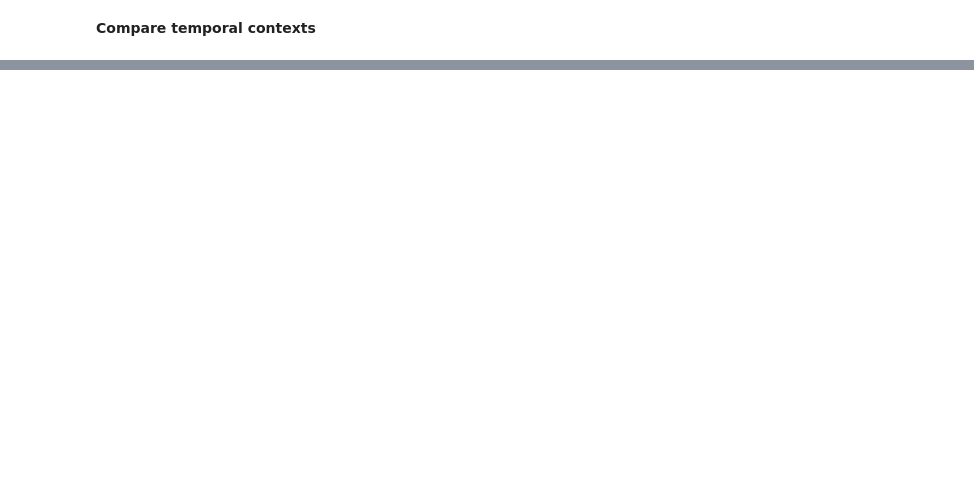
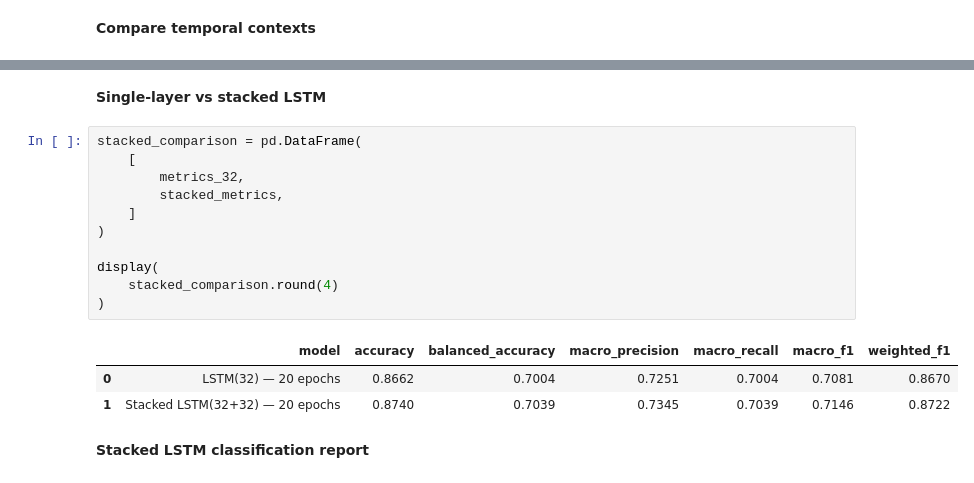
Before and after one commit to ThePral/Sleep-Stage-Prediction, a Jupyter notebook: notebooks/03_sequence_analysis.ipynb, the cells around one changed output, grey strips where cells are left out. Cells and saved outputs as stored; diff of their text form; blank space fills up the shorter version.

```diff
--- a/notebooks/03_sequence_analysis.ipynb
+++ b/notebooks/03_sequence_analysis.ipynb
@@ -2351,0 +2890,19 @@ display(
+# %% [markdown]
+**Single-layer vs stacked LSTM**
+# %%
+stacked_comparison = pd.DataFrame(
+    [
+        metrics_32,
+        stacked_metrics,
+    ]
+)
+
+display(
+    stacked_comparison.round(4)
+)
+# %% [output]
+|  | model | accuracy | balanced_accuracy | macro_precision | macro_recall | macro_f1 | weighted_f1 |
+| 0 | LSTM(32) — 20 epochs | 0.8662 | 0.7004 | 0.7251 | 0.7004 | 0.7081 | 0.8670 |
+| 1 | Stacked LSTM(32+32) — 20 epochs | 0.8740 | 0.7039 | 0.7345 | 0.7039 | 0.7146 | 0.8722 |
+# %% [markdown]
+**Stacked LSTM classification report**
```
Also changed, not shown: parts of 106 cells of this notebook, 23 other files.
